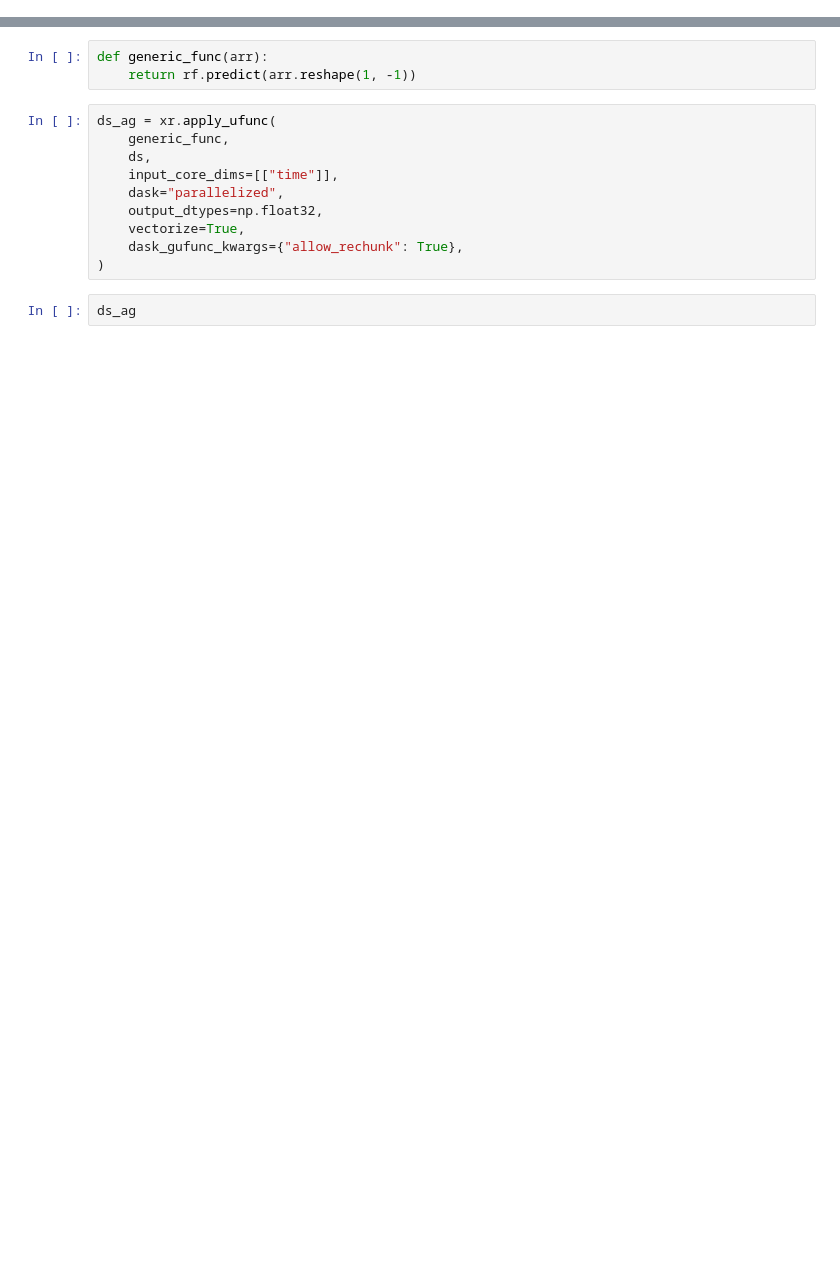
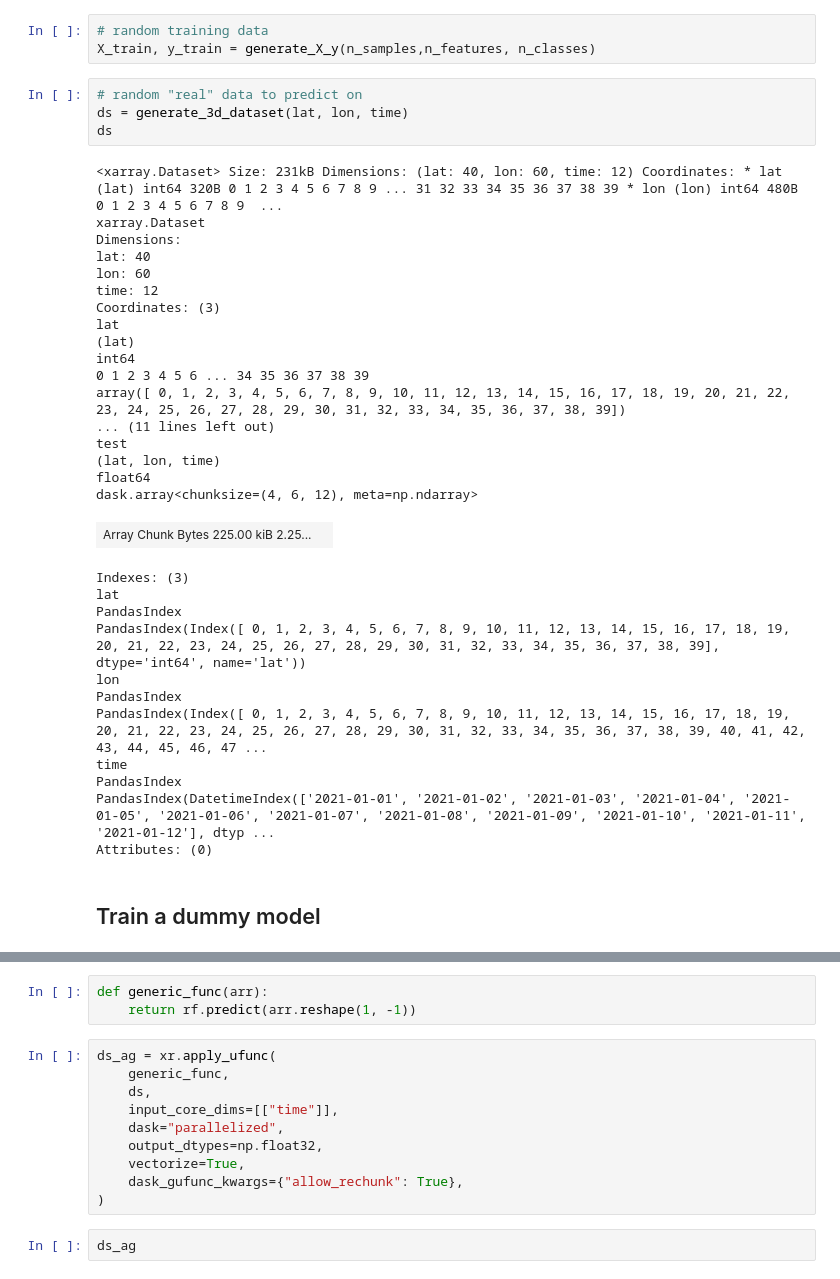
Before and after one commit to geopanda1/blog, a Jupyter notebook: code-snippets/xarray/01_rf_predict_apply_ufunc.ipynb, the cells around one changed output, grey strips where cells are left out. Drawn from its saved outputs; the diff is of its cells as text; blank space fills up the shorter version.

```diff
--- a/code-snippets/xarray/01_rf_predict_apply_ufunc.ipynb
+++ b/code-snippets/xarray/01_rf_predict_apply_ufunc.ipynb
@@ -19 +44,40 @@ n_features = 12
+# %%
+# random training data
+X_train, y_train = generate_X_y(n_samples,n_features, n_classes)
+# %%
+# random "real" data to predict on
+ds = generate_3d_dataset(lat, lon, time)
+ds
+# %% [output]
+<xarray.Dataset> Size: 231kB Dimensions: (lat: 40, lon: 60, time: 12) Coordinates: * lat (lat) int64 320B 0 1 2 3 4 5 6 7 8 9 ... 31 32 33 34 35 36 37 38 39 * lon (lon) int64 480B 0 1 2 3 4 5 6 7 8 9  ...
+xarray.Dataset
+Dimensions:
+lat: 40
+lon: 60
+time: 12
+Coordinates: (3)
+lat
+(lat)
+int64
+0 1 2 3 4 5 6 ... 34 35 36 37 38 39
+array([ 0, 1, 2, 3, 4, 5, 6, 7, 8, 9, 10, 11, 12, 13, 14, 15, 16, 17, 18, 19, 20, 21, 22, 23, 24, 25, 26, 27, 28, 29, 30, 31, 32, 33, 34, 35, 36, 37, 38, 39])
+... (11 lines left out)
+test
+(lat, lon, time)
+float64
+dask.array<chunksize=(4, 6, 12), meta=np.ndarray>
+| Array Chunk Bytes 225.00 kiB 2.25... |  |
+Indexes: (3)
+lat
+PandasIndex
+PandasIndex(Index([ 0, 1, 2, 3, 4, 5, 6, 7, 8, 9, 10, 11, 12, 13, 14, 15, 16, 17, 18, 19, 20, 21, 22, 23, 24, 25, 26, 27, 28, 29, 30, 31, 32, 33, 34, 35, 36, 37, 38, 39], dtype='int64', name='lat'))
+lon
+PandasIndex
+PandasIndex(Index([ 0, 1, 2, 3, 4, 5, 6, 7, 8, 9, 10, 11, 12, 13, 14, 15, 16, 17, 18, 19, 20, 21, 22, 23, 24, 25, 26, 27, 28, 29, 30, 31, 32, 33, 34, 35, 36, 37, 38, 39, 40, 41, 42, 43, 44, 45, 46, 47 ...
+time
+PandasIndex
+PandasIndex(DatetimeIndex(['2021-01-01', '2021-01-02', '2021-01-03', '2021-01-04', '2021-01-05', '2021-01-06', '2021-01-07', '2021-01-08', '2021-01-09', '2021-01-10', '2021-01-11', '2021-01-12'], dtyp ...
+Attributes: (0)
+# %% [markdown]
+## Train a dummy model
 # %%
```
Also changed, not shown: parts of 13 cells of this notebook, 5 other files.
